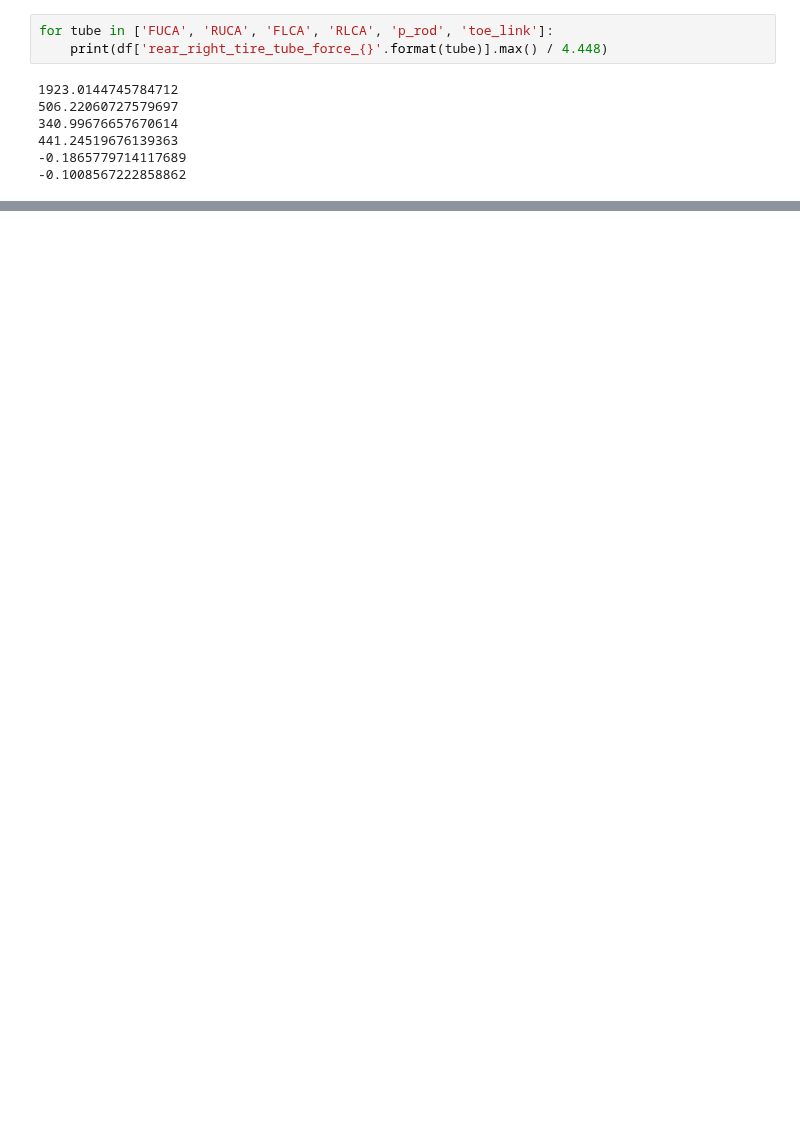
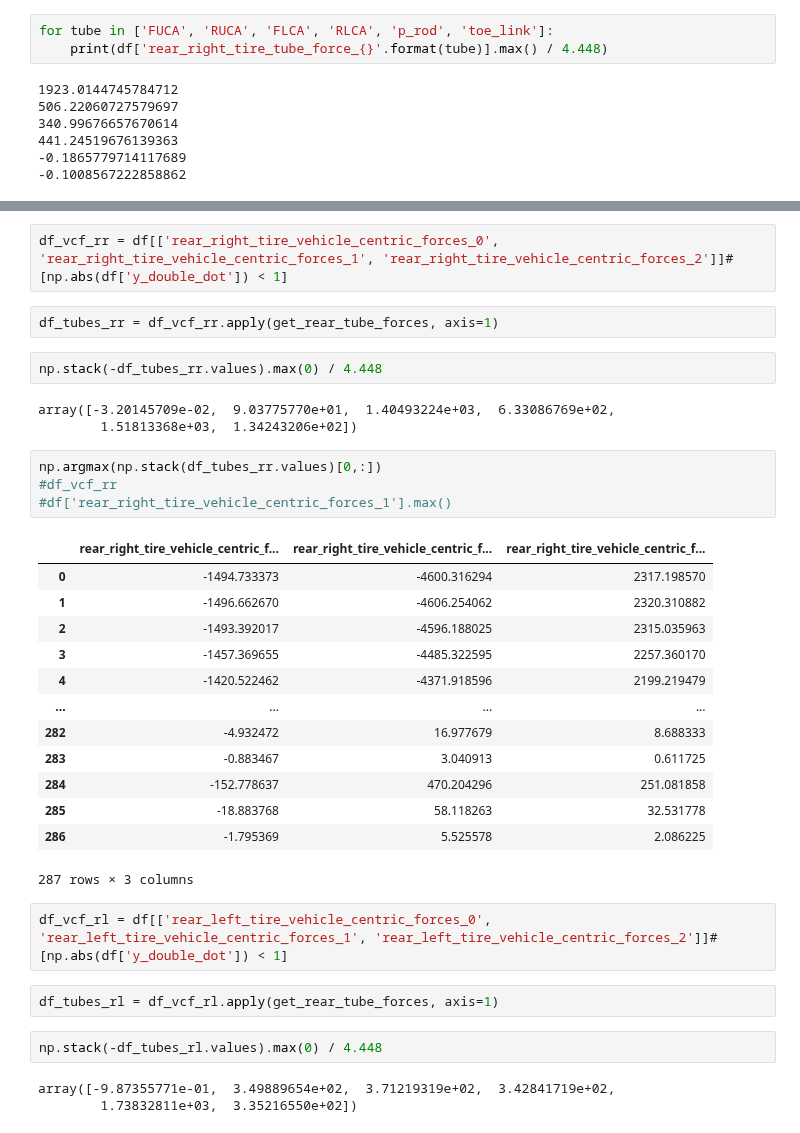
Before and after one commit to LonghornRacingElectric/magic_moment_method, a Jupyter notebook: analysis/MMM_plotter_tubes.ipynb, the cells around one changed output, grey strips where cells are left out. Saved outputs shown, nothing was run; the diff lists cells and outputs as text; blank space fills up the shorter version.

```diff
--- a/analysis/MMM_plotter_tubes.ipynb
+++ b/analysis/MMM_plotter_tubes.ipynb
@@ -127,0 +225,36 @@ plt.show()
+# %%
+df_vcf_rr = df[['rear_right_tire_vehicle_centric_forces_0', 'rear_right_tire_vehicle_centric_forces_1', 'rear_right_tire_vehicle_centric_forces_2']]#[np.abs(df['y_double_dot']) < 1]
+# %%
+df_tubes_rr = df_vcf_rr.apply(get_rear_tube_forces, axis=1)
+# %%
+np.stack(-df_tubes_rr.values).max(0) / 4.448
+# %% [output]
+array([-3.20145709e-02,  9.03775770e+01,  1.40493224e+03,  6.33086769e+02,
+        1.51813368e+03,  1.34243206e+02])
+# %%
+np.argmax(np.stack(df_tubes_rr.values)[0,:])
+#df_vcf_rr
+#df['rear_right_tire_vehicle_centric_forces_1'].max()
+# %% [output]
+|  | rear_right_tire_vehicle_centric_f... | rear_right_tire_vehicle_centric_f... | rear_right_tire_vehicle_centric_f... |
+| 0 | -1494.733373 | -4600.316294 | 2317.198570 |
+| 1 | -1496.662670 | -4606.254062 | 2320.310882 |
+| 2 | -1493.392017 | -4596.188025 | 2315.035963 |
+| 3 | -1457.369655 | -4485.322595 | 2257.360170 |
+| 4 | -1420.522462 | -4371.918596 | 2199.219479 |
+| ... | ... | ... | ... |
+| 282 | -4.932472 | 16.977679 | 8.688333 |
+| 283 | -0.883467 | 3.040913 | 0.611725 |
+| 284 | -152.778637 | 470.204296 | 251.081858 |
+| 285 | -18.883768 | 58.118263 | 32.531778 |
+| 286 | -1.795369 | 5.525578 | 2.086225 |
+287 rows × 3 columns
+# %%
+df_vcf_rl = df[['rear_left_tire_vehicle_centric_forces_0', 'rear_left_tire_vehicle_centric_forces_1', 'rear_left_tire_vehicle_centric_forces_2']]#[np.abs(df['y_double_dot']) < 1]
+# %%
+df_tubes_rl = df_vcf_rl.apply(get_rear_tube_forces, axis=1)
+# %%
+np.stack(-df_tubes_rl.values).max(0) / 4.448
+# %% [output]
+array([-9.87355771e-01,  3.49889654e+02,  3.71219319e+02,  3.42841719e+02,
+        1.73832811e+03,  3.35216550e+02])
```
Also changed, not shown: parts of 10 cells of this notebook, 1 other file.
